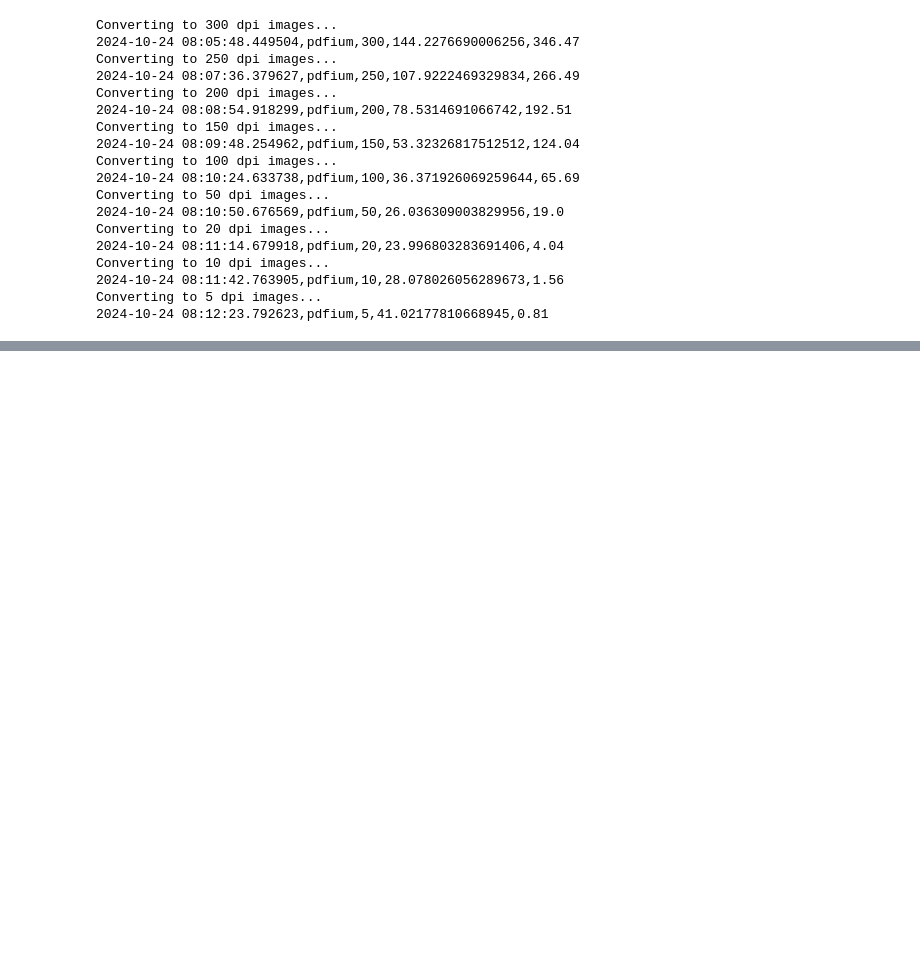
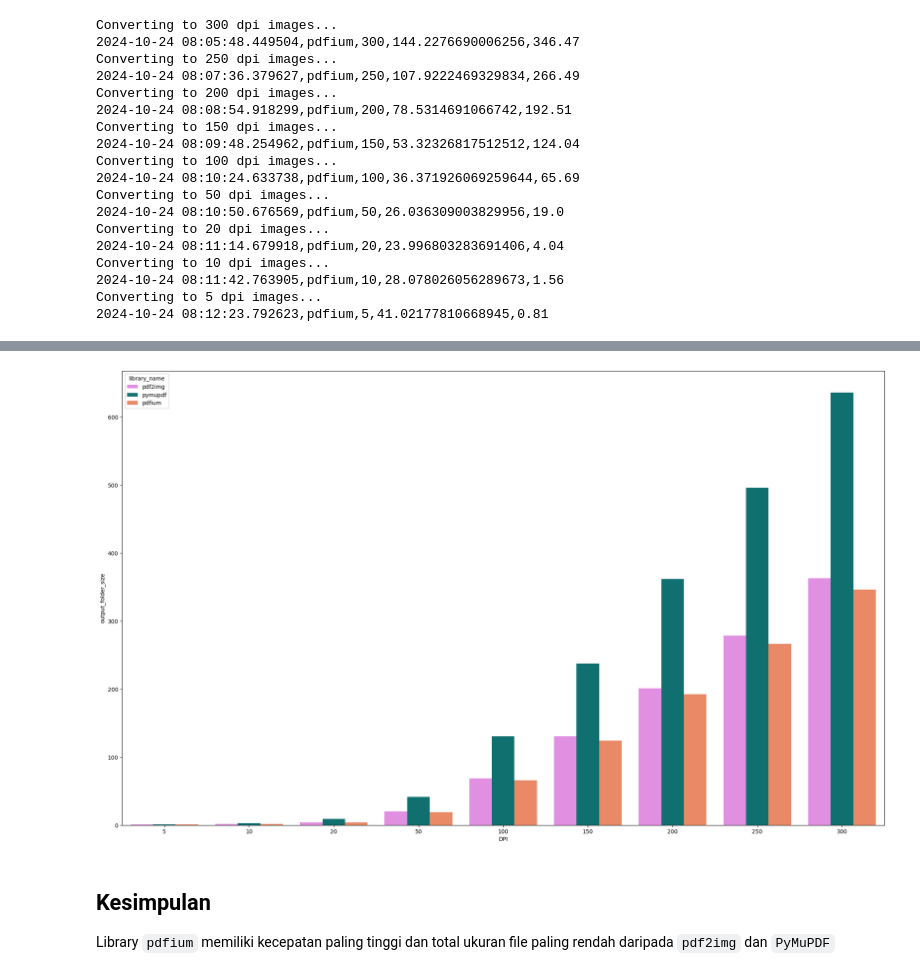
Before and after one commit to rasyidev/print-cost, a Jupyter notebook: notebook/pdf-to-image-converting-research.ipynb, the cells around one changed output, grey strips where cells are left out. Saved outputs shown, nothing was run; the diff lists cells and outputs as text; code cells hidden in the pictures; blank space fills up the shorter version.

Commit message:
Add conclusion: use pdfium for the print-cost app

```diff
--- a/notebook/pdf-to-image-converting-research.ipynb
+++ b/notebook/pdf-to-image-converting-research.ipynb
@@ -157,0 +188,10 @@ with open('../outputs/result-log.csv', 'a') as f:
+# %%
+plt.figure(figsize=(25,15))
+sns.barplot(data=df, x='dpi', y='output_folder_size', hue='library_name', palette=['violet', 'teal', 'coral'])
+plt.xlabel("DPI")
+plt.show()
+# %% [output]
+[figure, added]
+# %% [markdown]
+## Kesimpulan
+Library `pdfium` memiliki kecepatan paling tinggi dan total ukuran file paling rendah daripada `pdf2img` dan `PyMuPDF`
```
Also changed, not shown: parts of 12 cells of this notebook.
